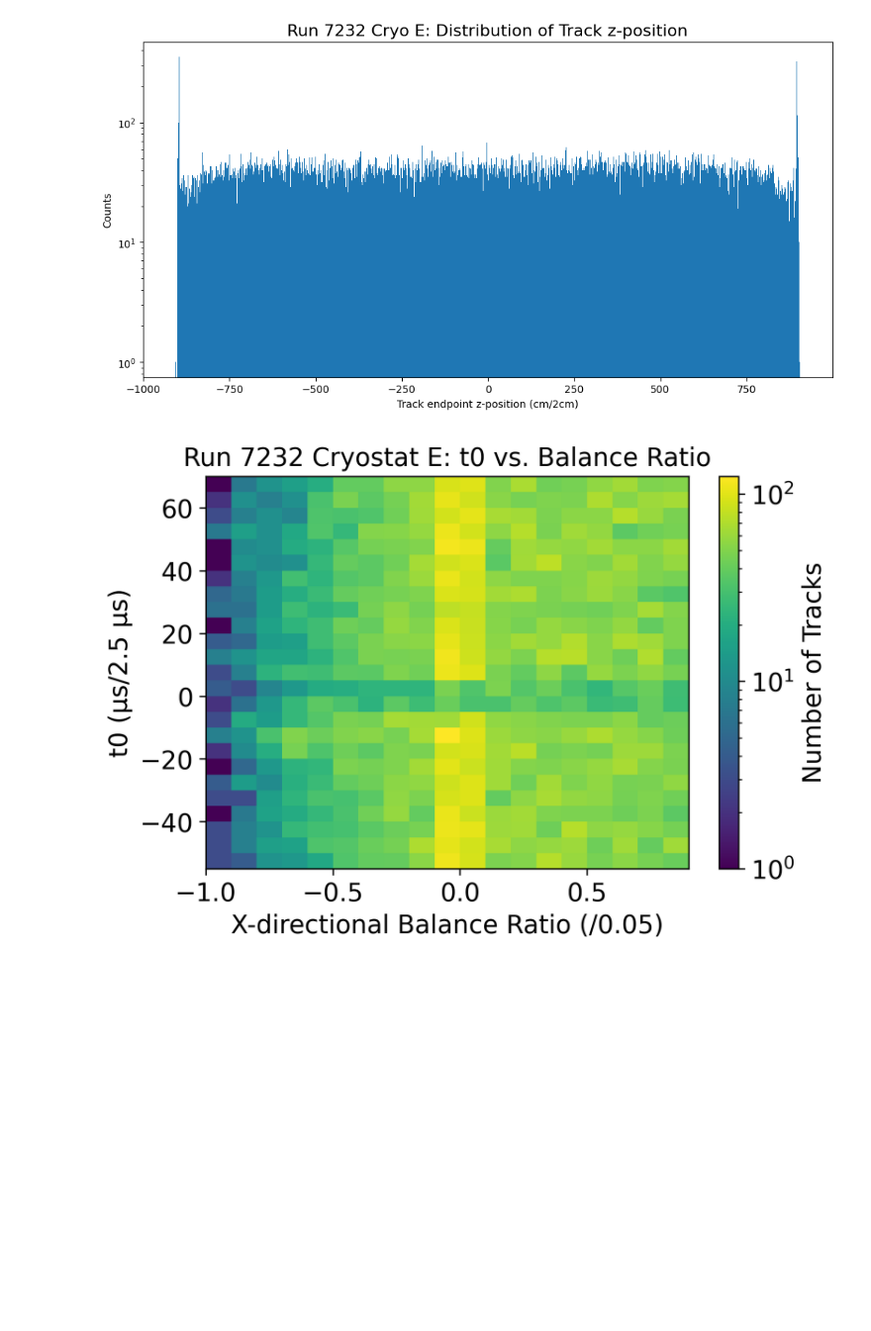
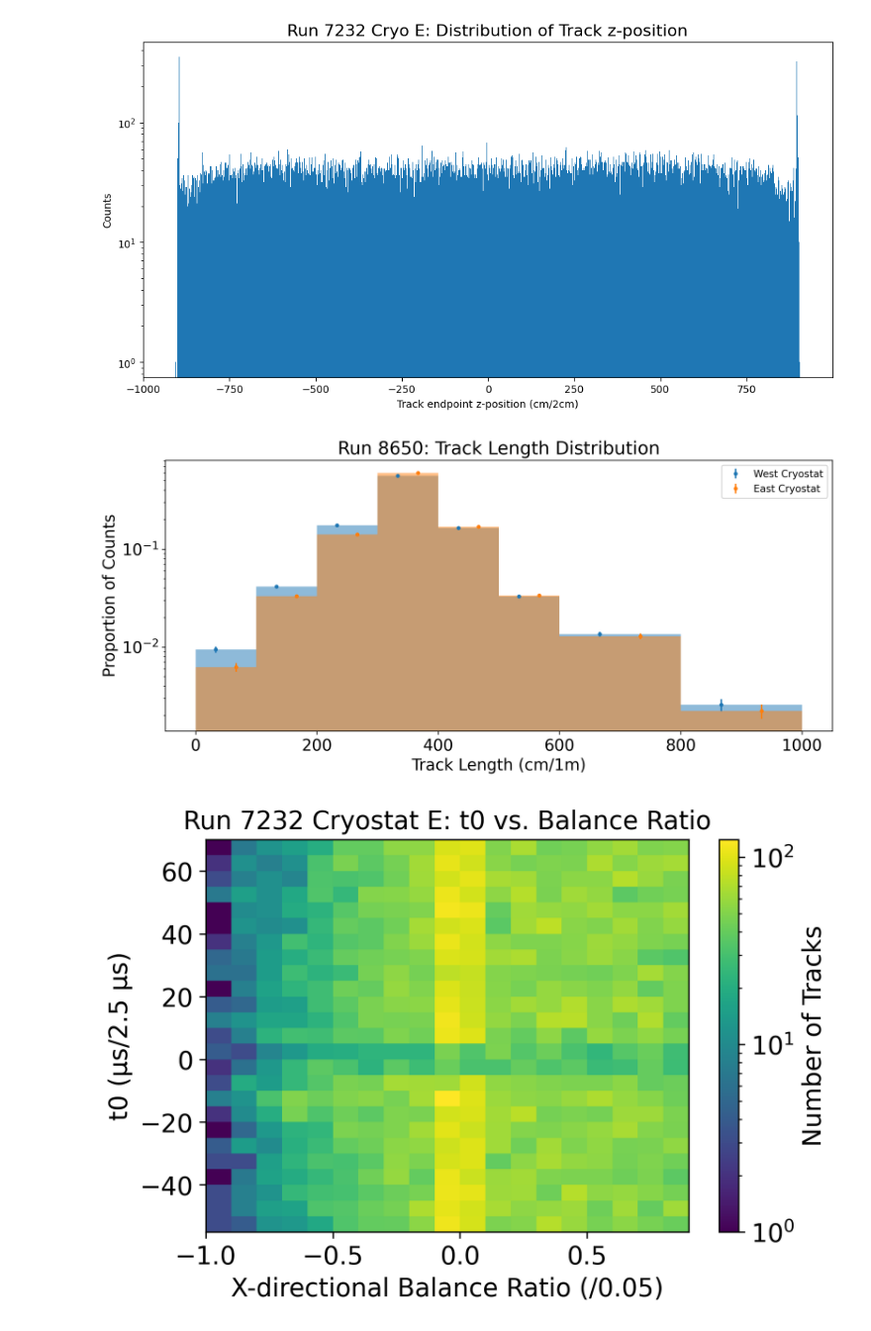
Before and after one commit to TanviKrishnan/SULI-Icarus-TriggerEfficiency, a Jupyter notebook: TriggerEfficiencyExploration_MultiRun_AsymmetricWindow.ipynb, the cells around one changed output. Shown at 99% size. Saved outputs shown, nothing was run; the diff lists cells and outputs as text; code cells hidden in the pictures; blank space fills up the shorter version.

```diff
--- a/TriggerEfficiencyExploration_MultiRun_AsymmetricWindow.ipynb
+++ b/TriggerEfficiencyExploration_MultiRun_AsymmetricWindow.ipynb
@@ -815,6 +818,48 @@ plt.savefig("other_plots_E-20_W-15_8650/hist_8650_track_"+axis+"pos_dist_cryo"+c
 plt.show()
 # %% [output]
 [figure]
+# %%
+# Track Length Distribution
+fig, ax = plt.subplots(figsize = (12, 5), dpi=300)
+run = "8650" # 7232 or 8650
+track_type = "loc" # loc, crossing, or entering
+if track_type == "loc":
+    W_lengths = df_W_loc['length'] if run==7232 else df2_W_loc['length']
+    E_lengths = df_E_loc['length'] if run==7232 else df2_E_loc['length']
+elif track_type == "crossing":
+    W_lengths = df_W_crossing['length'] if run==7232 else df2_W_crossing['length']
+    E_lengths = df_E_crossing['length'] if run==7232 else df2_E_crossing['length']
+else:
+    W_lengths = df_W_entering['length'] if run==7232 else df2_W_entering['length']
+    E_lengths = df_E_entering['length'] if run==7232 else df2_E_entering['length']
+
+bin_arr = [0, 100, 200, 300, 400, 500, 600, 800, 1000] # set left endpoints of bins
+bin_size = np.ediff1d(bin_arr) # add desired width of last bin here
+
+
+
+W_hist = [len([W  for W in W_lengths if (W>=bin_arr[i]) & (W<bin_arr[i+1])])/len(W_lengths) for i in range(len(bin_arr[:-1]))]
+E_hist = [len([E  for E in E_lengths if (E>=bin_arr[i]) & (E<bin_arr[i+1])])/len(E_lengths) for i in range(len(bin_arr[:-1]))]
+
+plt.bar(bin_arr[:-1],W_hist,width=bin_size, align='edge', alpha=0.5)
+plt.bar(bin_arr[:-1],E_hist,width=bin_size, align='edge', alpha=0.5)
+
+yerr_W= [math.sqrt(W*len(W_lengths))/len(W_lengths) for W in W_hist]
+yerr_E = [math.sqrt(E*len(E_lengths))/len(E_lengths) for E in E_hist]
+
+ax.errorbar(np.add(bin_arr[:-1], bin_size/3), W_hist, yerr = yerr_W, fmt=".", label = "West Cryostat")
+ax.errorbar(np.add(bin_arr[:-1], 2*bin_size/3), E_hist, yerr = yerr_E, fmt=".", label = "East Cryostat")
+plt.tick_params(labelsize=16)
+ax.legend()
+ax.set_title("Run "+run+": Track Length Distribution", fontsize=18)
+ax.set_ylabel("Proportion of Counts", fontsize=16)
+ax.set_xlabel("Track Length (cm/1m)", fontsize=16)
+
+ax.set_yscale('log')
+
+plt.savefig("other_plots_E-20_W-15_"+run+"/hist_length_TrackType_"+track_type+"mer"+run+"_cryoBOTH.pdf")
+# %% [output]
+[figure, added]
 # %%
 # 3d plot of start and endpoints for a given dataframe
 
```
Also changed, not shown: parts of 7 cells of this notebook.
